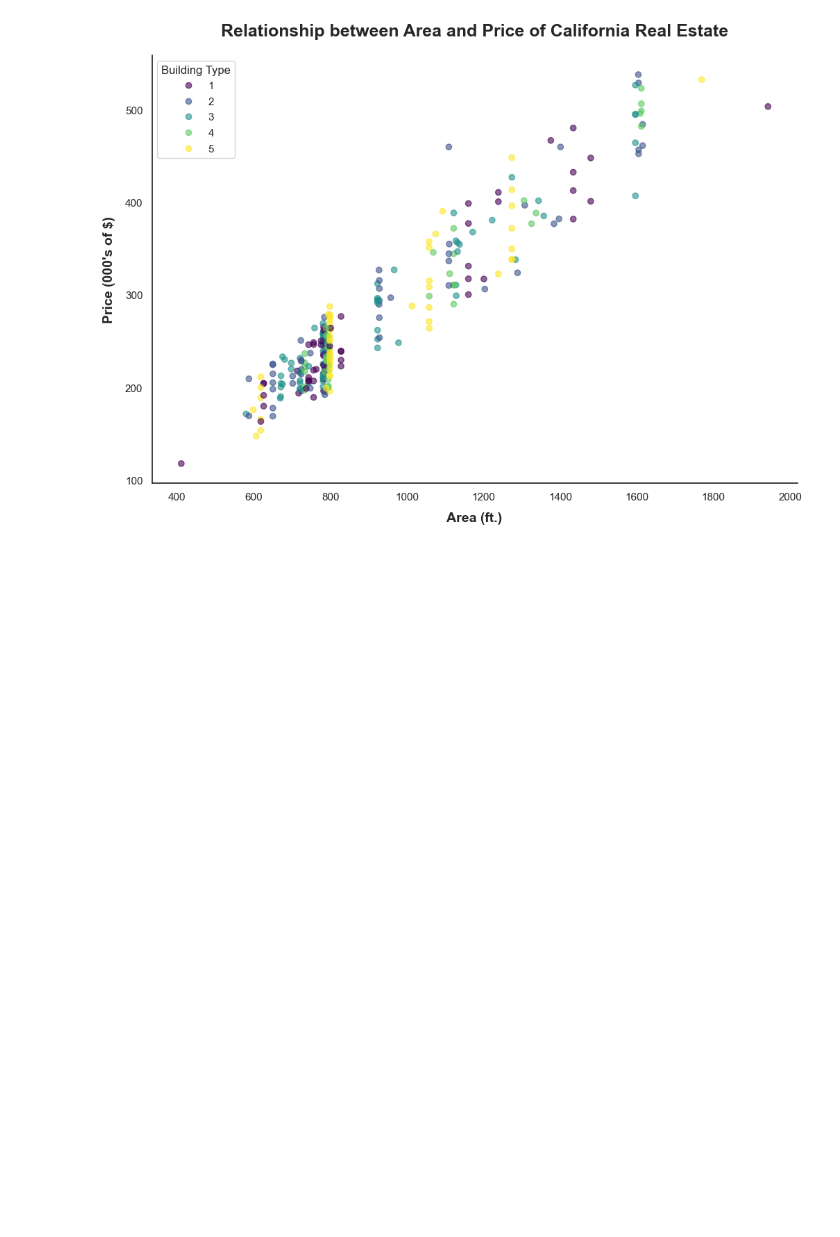
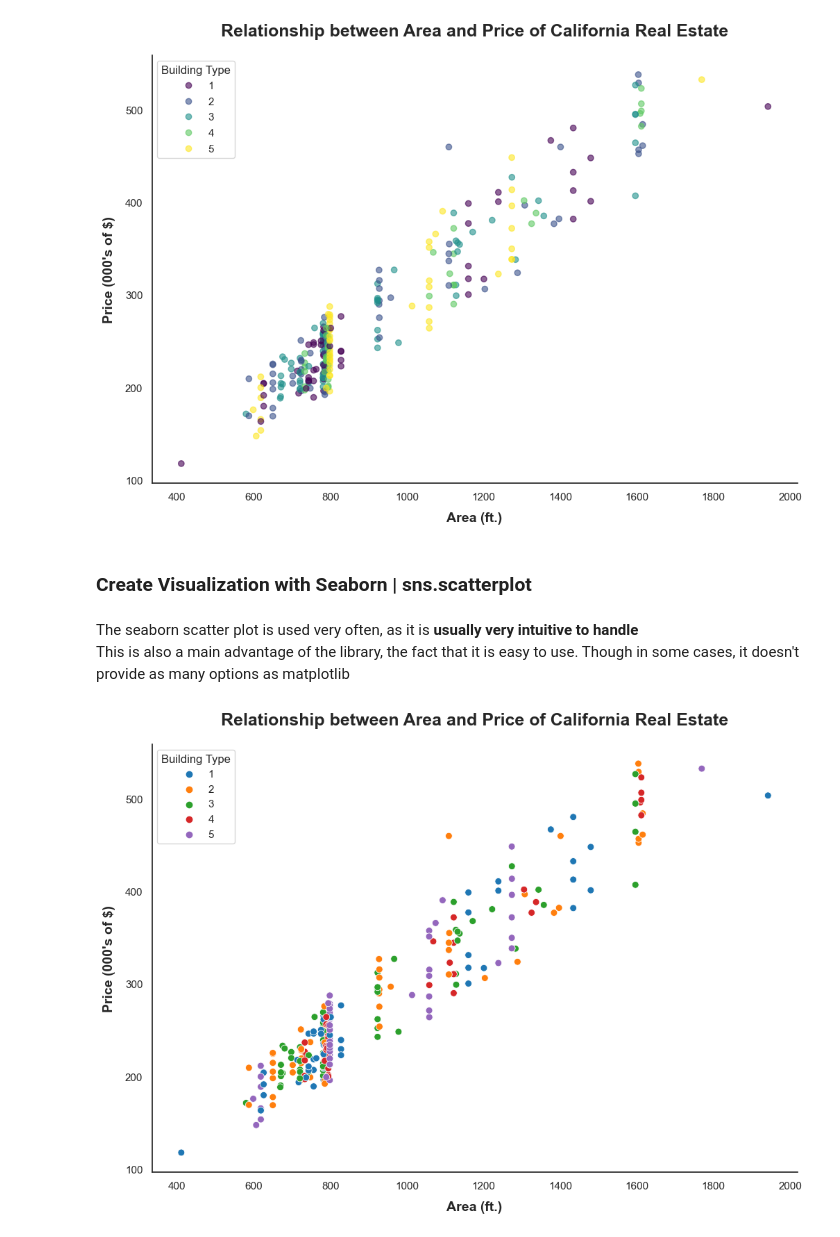
Before and after one commit to withraja/Data-Visualization-Tutorial, a Jupyter notebook: DataViz.ipynb, the cells around one changed output. Drawn from its saved outputs; the diff is of its cells as text; code cells hidden in the pictures; blank space fills up the shorter version.

Commit message:
Scatterplot with Seaborn

```diff
--- a/DataViz.ipynb
+++ b/DataViz.ipynb
@@ -432,3 +432,26 @@ sns.despine()
 plt.show()
 # %% [output]
 [figure]
+# %% [markdown]
+### Create Visualization **with Seaborn** | sns.**scatterplot**
+# %% [markdown]
+The seaborn scatter plot is used very often, as it is **usually very intuitive to handle**
+This is also a main advantage of the library, the fact that it is easy to use. Though in some cases, it doesn't provide as many options as matplotlib
+# %%
+plt.figure(figsize = (12, 8))
+sns.scatterplot(data = df_scatter,                # in seaborn, we need to define the dataset first
+                x = df_real_estate['Area (ft.)'], # we need to type "x" and "y" to define the axis
+                y = df_real_estate['Price'],
+                hue = df_real_estate['Building Type'], # c in plt | hue in seaborn
+                palette = "tab10",                # cmap in plt | pallete in seaborn
+                s = 50)                           # size of points on the scatter
+plt.title("Relationship between Area and Price of California Real Estate",
+          fontsize = 18,
+          weight = "bold",
+          pad = 20)
+plt.xlabel("Area (ft.)", weight = "bold", fontsize = 14, labelpad = 10)
+plt.ylabel("Price (000's of $)", weight = "bold", fontsize = 14, labelpad = 10)
+sns.despine()
+plt.show()
+# %% [output]
+[figure, added]
```
